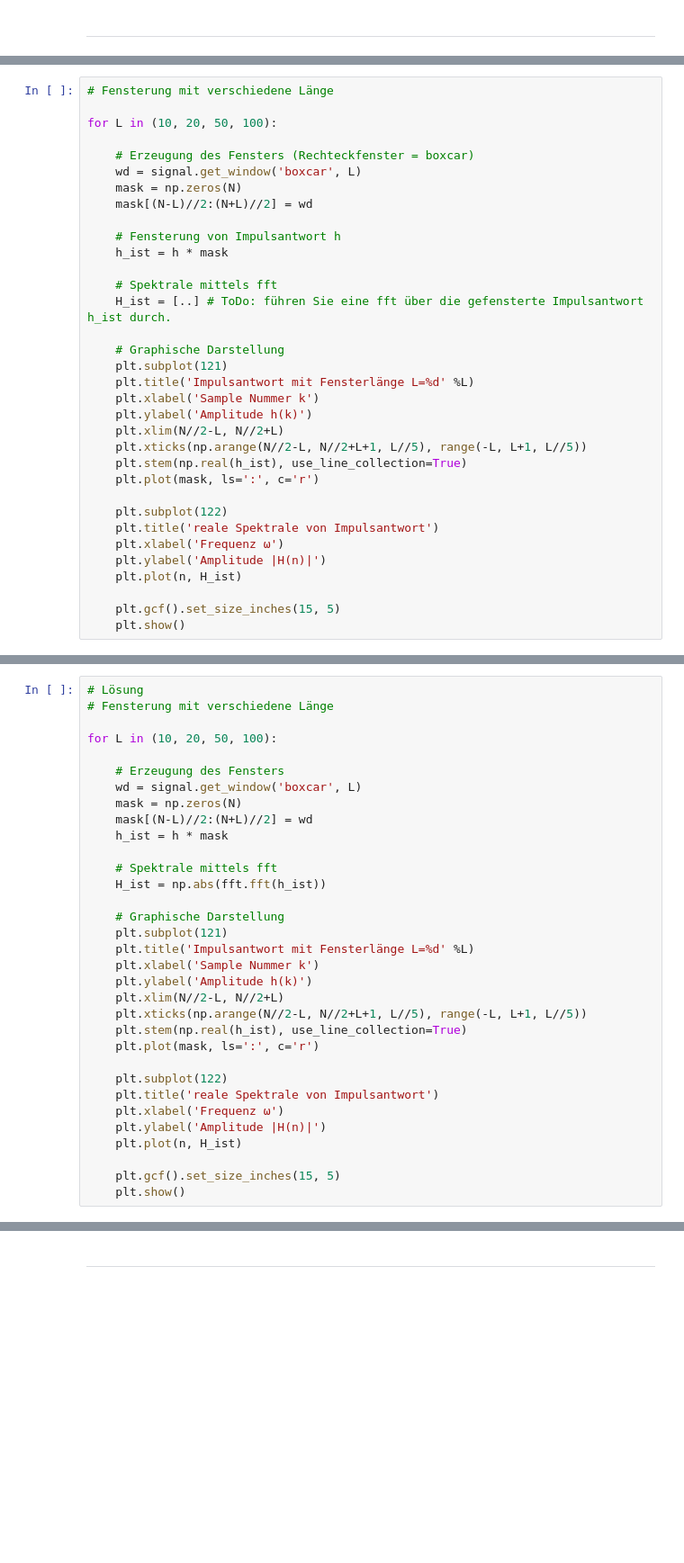
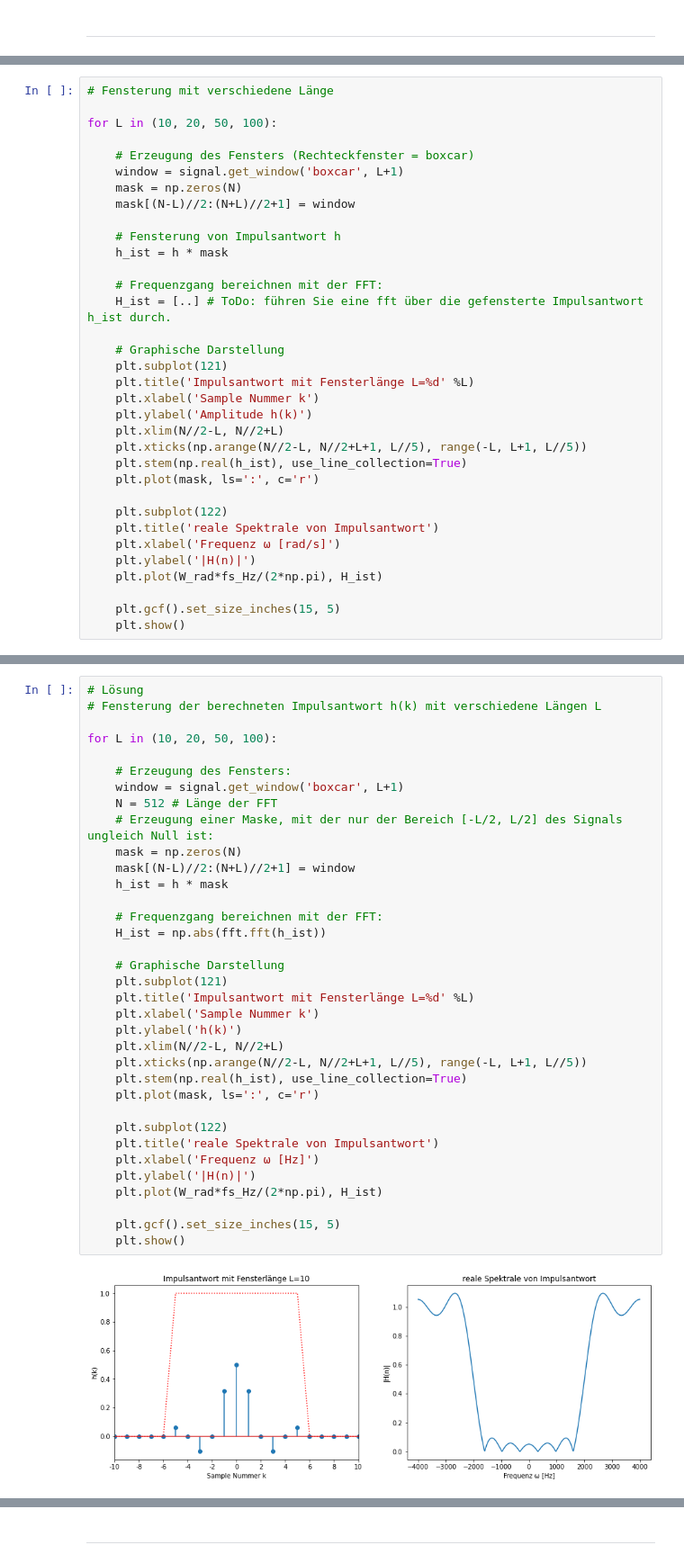
Before and after one commit to TUD-STKS/tud-sv, a Jupyter notebook: Thema-1-Filter/1.1 - FIR Filterentwurf.ipynb, the cells around one changed output, grey strips where cells are left out. Shown at 90% size. Saved outputs shown, nothing was run; the diff lists cells and outputs as text; blank space fills up the shorter version.

```diff
--- a/Thema-1-Filter/1.1 - FIR Filterentwurf.ipynb
+++ b/Thema-1-Filter/1.1 - FIR Filterentwurf.ipynb
@@ -435,14 +478,14 @@ Nun soll (wie in Kapitel 2 für den Hochppass) die Veränderung der Länge der A
 for L in (10, 20, 50, 100):
 
     # Erzeugung des Fensters (Rechteckfenster = boxcar)
-    wd = signal.get_window('boxcar', L)
+    window = signal.get_window('boxcar', L+1)
     mask = np.zeros(N)
-    mask[(N-L)//2:(N+L)//2] = wd
+    mask[(N-L)//2:(N+L)//2+1] = window
 
     # Fensterung von Impulsantwort h
     h_ist = h * mask
 
-    # Spektrale mittels fft
+    # Frequenzgang bereichnen mit der FFT:
     H_ist = [..] # ToDo: führen Sie eine fft über die gefensterte Impulsantwort h_ist durch.
 
     # Graphische Darstellung
@@ -457,9 +500,9 @@ for L in (10, 20, 50, 100):
 
     plt.subplot(122)
     plt.title('reale Spektrale von Impulsantwort')
-    plt.xlabel('Frequenz ω')
-    plt.ylabel('Amplitude |H(n)|')
-    plt.plot(n, H_ist)
+    plt.xlabel('Frequenz ω [rad/s]')
+    plt.ylabel('|H(n)|')
+    plt.plot(W_rad*fs_Hz/(2*np.pi), H_ist)
 
     plt.gcf().set_size_inches(15, 5)
     plt.show()
@@ -466,33 +511,37 @@ for L in (10, 20, 50, 100):
 # %%
 # Lösung
-# Fensterung mit verschiedene Länge
+# Fensterung der berechneten Impulsantwort h(k) mit verschiedene Längen L
 
 for L in (10, 20, 50, 100):
 
-    # Erzeugung des Fensters
-    wd = signal.get_window('boxcar', L)
+    # Erzeugung des Fensters:
+    window = signal.get_window('boxcar', L+1)
+    N = 512 # Länge der FFT
+    # Erzeugung einer Maske, mit der nur der Bereich [-L/2, L/2] des Signals ungleich Null ist:
     mask = np.zeros(N)
-    mask[(N-L)//2:(N+L)//2] = wd
+    mask[(N-L)//2:(N+L)//2+1] = window
     h_ist = h * mask
 
-    # Spektrale mittels fft
+    # Frequenzgang bereichnen mit der FFT:
     H_ist = np.abs(fft.fft(h_ist))
 
     # Graphische Darstellung
     plt.subplot(121)
     plt.title('Impulsantwort mit Fensterlänge L=%d' %L)
     plt.xlabel('Sample Nummer k')
-    plt.ylabel('Amplitude h(k)')
+    plt.ylabel('h(k)')
     plt.xlim(N//2-L, N//2+L)
     plt.xticks(np.arange(N//2-L, N//2+L+1, L//5), range(-L, L+1, L//5))
     plt.stem(np.real(h_ist), use_line_collection=True)
     plt.plot(mask, ls=':', c='r')
 
     plt.subplot(122)
     plt.title('reale Spektrale von Impulsantwort')
-    plt.xlabel('Frequenz ω')
-    plt.ylabel('Amplitude |H(n)|')
-    plt.plot(n, H_ist)
+    plt.xlabel('Frequenz ω [Hz]')
+    plt.ylabel('|H(n)|')
+    plt.plot(W_rad*fs_Hz/(2*np.pi), H_ist)
 
     plt.gcf().set_size_inches(15, 5)
     plt.show()
+# %% [output]
+[figure, added]
```
Also changed, not shown: parts of 31 cells of this notebook, 2 other files.
